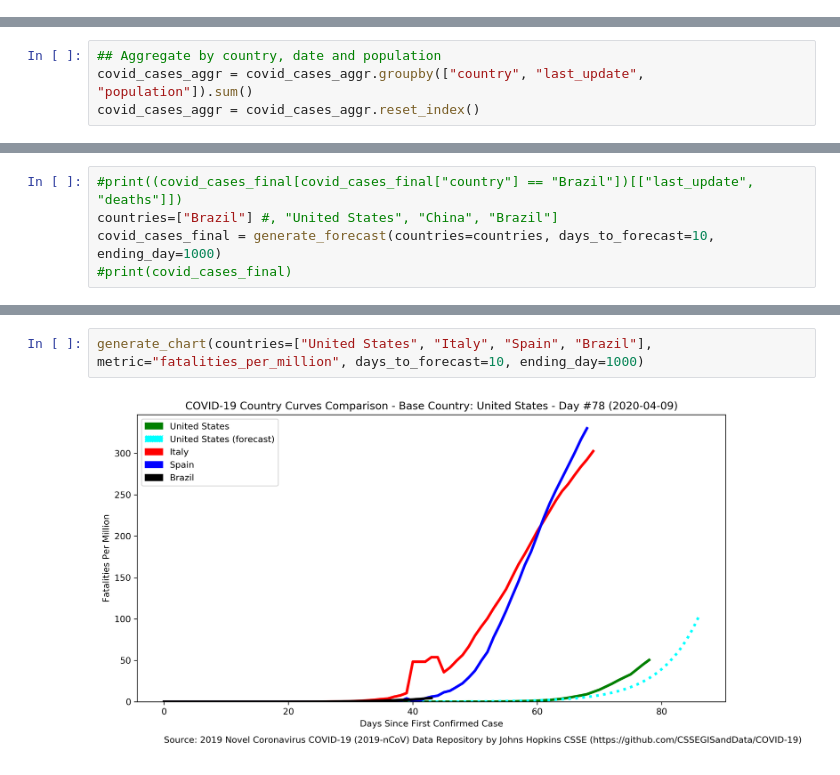
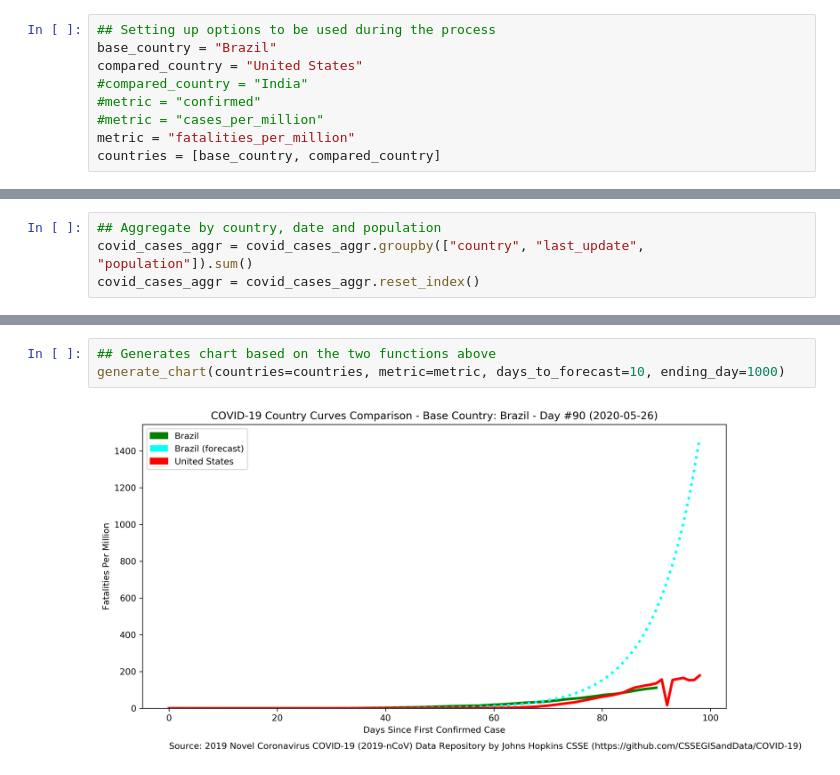
Before and after one commit to smkoch89/COVID-20, a Jupyter notebook: COVID_19_forecast.ipynb, the cells around one changed output, grey strips where cells are left out. Saved outputs shown, nothing was run; the diff lists cells and outputs as text.

Commit message:
Adjusting forecast and creating for Brazilian states

```diff
--- a/COVID_19_forecast.ipynb
+++ b/COVID_19_forecast.ipynb
@@ -1,3 +1,12 @@
+# %%
+## Setting up options to be used during the process
+base_country = "Brazil"
+compared_country = "United States"
+#compared_country = "India"
+#metric = "confirmed"
+#metric = "cases_per_million"
+metric = "fatalities_per_million"
+countries = [base_country, compared_country]
 # %%
 import urllib.request
 import os
@@ -191,9 +291,4 @@ def generate_forecast(countries, days_to_forecast, ending_day):
     covid_cases_final["fatalities_per_cases"] = covid_cases_final["deaths"] / covid_cases_final["confirmed"]
 
     return covid_cases_final
-# %%
-#print((covid_cases_final[covid_cases_final["country"] == "Brazil"])[["last_update", "deaths"]])
-countries=["Brazil"] #, "United States", "China", "Brazil"]
-covid_cases_final = generate_forecast(countries=countries, days_to_forecast=10, ending_day=1000)
-#print(covid_cases_final)
 # %%
@@ -294,5 +374,6 @@ generate_chart(countries=["United States", "Italy", "Spain", "Brazil"], metric="
-# %%
-generate_chart(countries=["United States", "Italy", "Spain", "Brazil"], metric="fatalities_per_million", days_to_forecast=10, ending_day=1000)
-# %% [output]
-[figure, removed]
+# %%
+## Generates chart based on the two functions above
+generate_chart(countries=countries, metric=metric, days_to_forecast=10, ending_day=1000)
+# %% [output]
+[figure, added]
 # %%
```
Also changed, not shown: parts of 21 cells of this notebook, 18 other files.
